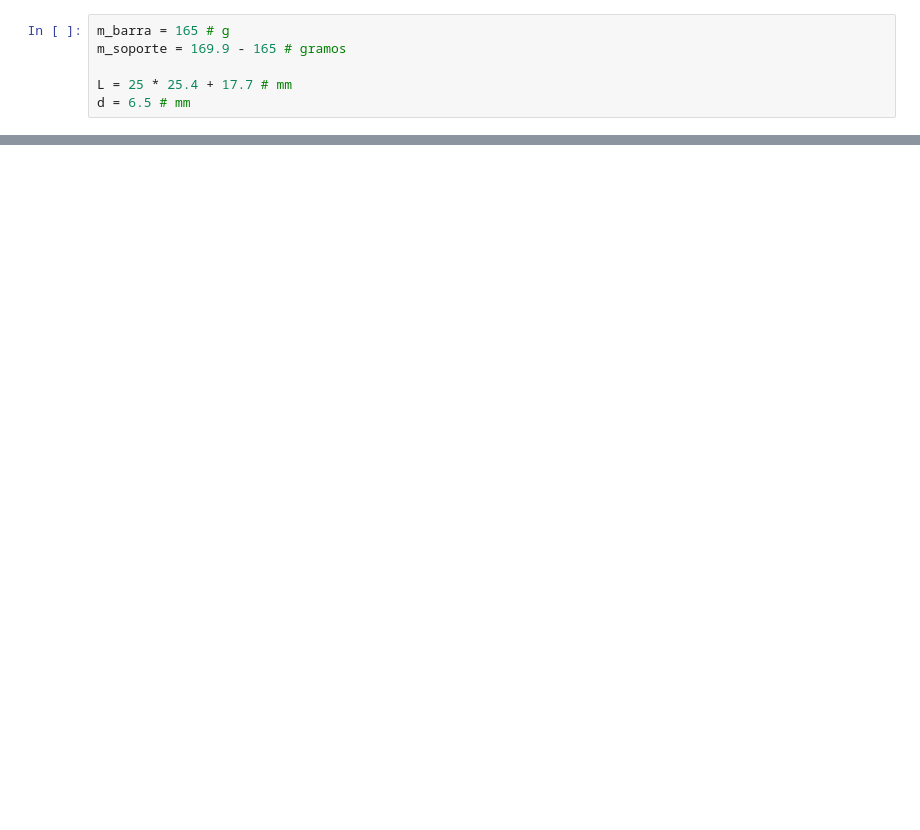
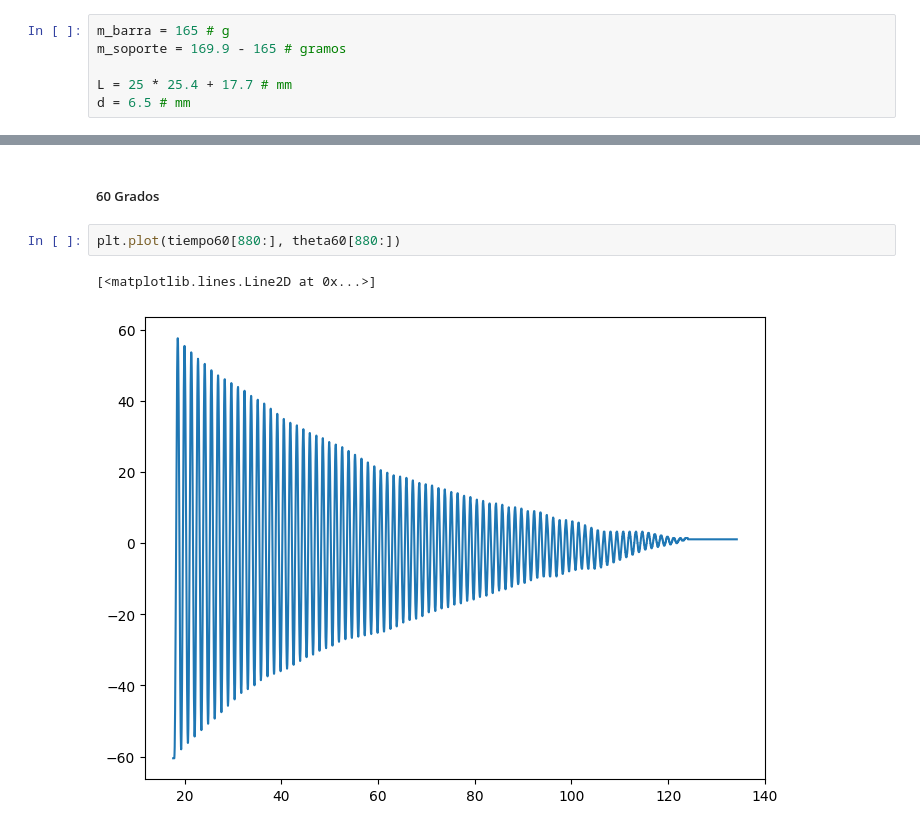
Before and after one commit to isebal14/Sistemas-de-control, a Jupyter notebook: Lab 1/cálculos.ipynb, the cells around one changed output, grey strips where cells are left out. Drawn from its saved outputs; the diff is of its cells as text; blank space fills up the shorter version.

```diff
--- a/Lab 1/cálculos.ipynb
+++ b/Lab 1/cálculos.ipynb
@@ -29,0 +60,7 @@ theta_21, theta60, theta90 = [], [], []
+# %% [markdown]
+##### 60 Grados
+# %%
+plt.plot(tiempo60[880:], theta60[880:])
+# %% [output]
+[<matplotlib.lines.Line2D at 0x...>]
+[figure, added]
```
Also changed, not shown: parts of 10 cells of this notebook.
